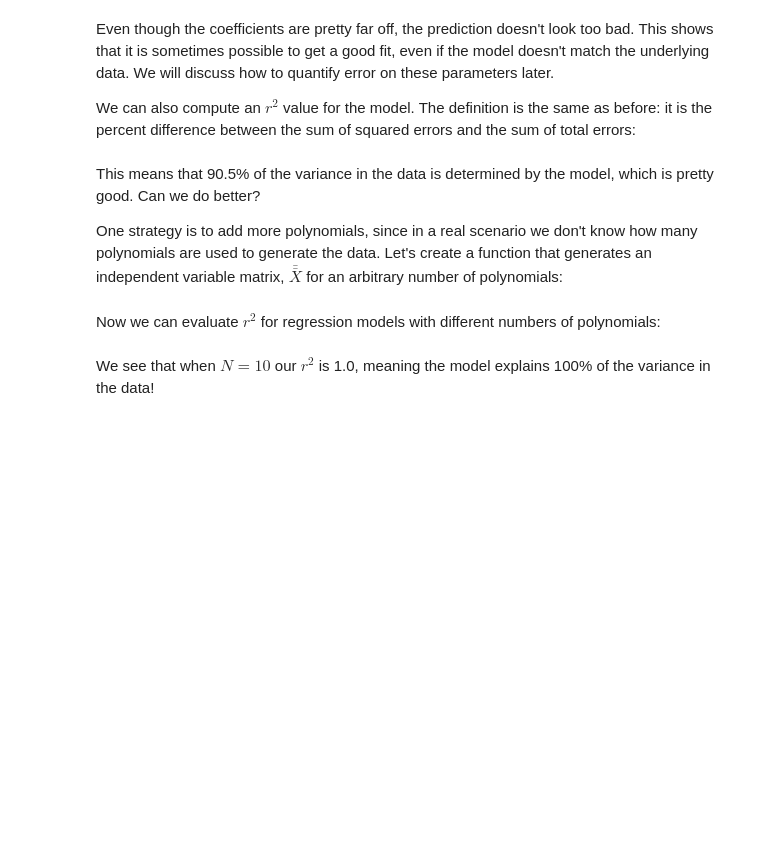
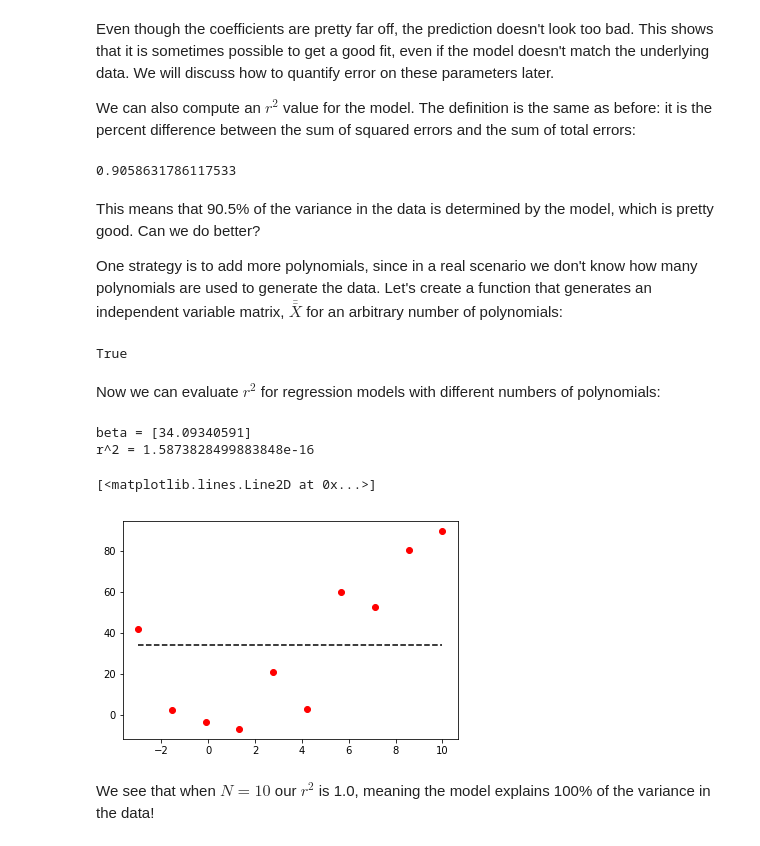
Before and after one commit to medford-group/data_analytics_for_engineers, a Jupyter notebook: modules/0-foundations/foundations.ipynb, the cells around one changed output. Drawn from its saved outputs; the diff is of its cells as text; code cells hidden in the pictures; blank space fills up the shorter version.

```diff
--- a/modules/0-foundations/foundations.ipynb
+++ b/modules/0-foundations/foundations.ipynb
@@ -409,6 +431,6 @@ x = np.linspace(-3,10,10)
 X = np.zeros((len(x), 4))
 for j in range(4): #why not 3?
     X[:,j] = x**j
-beta = [1.5, -1, 2, -0.1]
+beta = [2., -1, 2, -0.1]
 y_linalg = np.dot(X,beta)
 y_linalg
@@ -524,6 +586,8 @@ SSE = np.sum((y_noisy - np.dot(X, beta_noisy))**2)
 SST = np.sum((y_noisy - np.mean(y_noisy))**2)
 r2 = (SST - SSE)/SST
 r2
+# %% [output]
+0.9058631786117533
 # %% [markdown]
 This means that 90.5% of the variance in the data is determined by the model, which is pretty good. Can we do better?
 
@@ -538,27 +602,34 @@ def polynomial_features(x, N):
 
 x1 = np.linspace(0,10, 15)
 X1_poly = polynomial_features(x1,4)
-X1_poly[6,3] == x1[6]**3
+X1_poly[4,2] == x1[4]**2
+# %% [output]
+True
 # %% [markdown]
 Now we can evaluate $r^2$ for regression models with different numbers of polynomials:
 # %%
-N = 10
+N = 1
 
 X_N = polynomial_features(x, N) #generate features
 b_N = np.dot(X_N.T, y_noisy) #generate b vector with new features
 A_N = np.dot(X_N.T, X_N) #generate A matrix with new features
 beta_N = np.linalg.solve(A_N, b_N) #solve Ax=b with new features
 print('beta = {}'.format(str(beta_N)))
 
 yhat_N = np.dot(X_N, beta_N) #compute predictions
 SSE_N = np.sum((y_noisy - yhat_N)**2) #compute sum of squared errors
 SST_N = np.sum((y_noisy - np.mean(y_noisy))**2) #compute total sum of squares
 r2_N = (SST_N - SSE_N)/SST_N # compute r^2
 print('r^2 = {}'.format(r2_N))
 
 fig, ax = plt.subplots()
 ax.plot(x, y_noisy, 'or')
 ax.plot(x, yhat_N, '--k')
+# %% [output]
+beta = [34.09340591]
+r^2 = 1.5873828499883848e-16
+[<matplotlib.lines.Line2D at 0x...>]
+[figure, added]
 # %% [markdown]
 We see that when $N=10$ our $r^2$ is 1.0, meaning the model explains 100% of the variance in the data!
 # %% [markdown]
```
Also changed, not shown: parts of 30 cells of this notebook, 2 other files.
